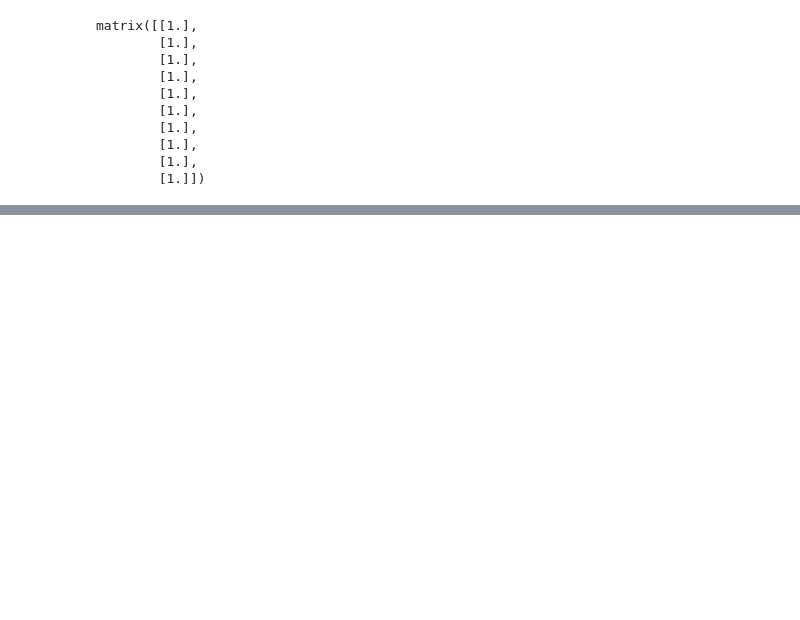
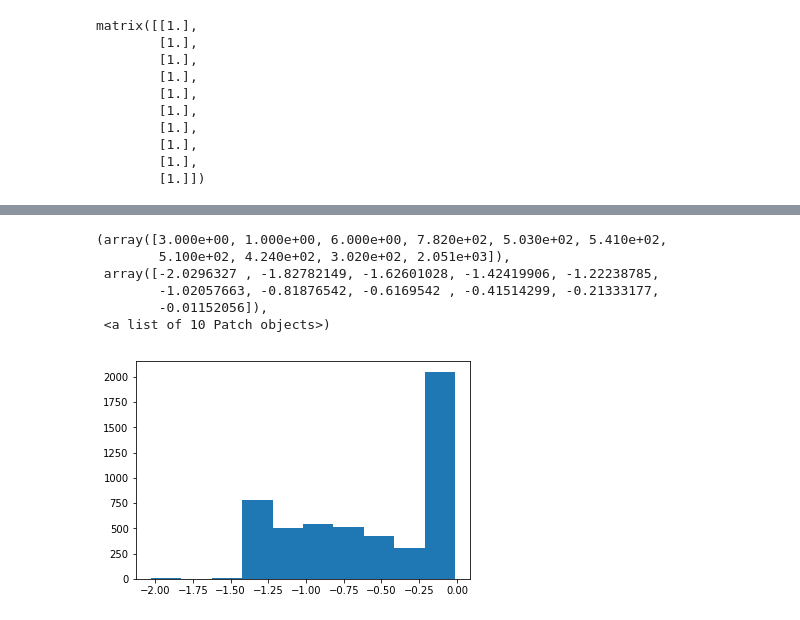
Before and after one commit to danielhanchen/UNSW_MARK_AI, a Jupyter notebook: Toys Dataset.ipynb, the cells around one changed output, grey strips where cells are left out. Saved outputs shown, nothing was run; the diff lists cells and outputs as text; code cells hidden in the pictures; blank space fills up the shorter version.

```diff
--- a/Toys Dataset.ipynb
+++ b/Toys Dataset.ipynb
@@ -298,0 +764,10 @@ Topic #19: ex pokémon weatherproof tcg hall locomotive railroad kiting region s
+# %%
+plt.hist(-np.log1p(np.abs(score[score<=0])))
+# %% [output]
+(array([3.000e+00, 1.000e+00, 6.000e+00, 7.820e+02, 5.030e+02, 5.410e+02,
+        5.100e+02, 4.240e+02, 3.020e+02, 2.051e+03]),
+ array([-2.0296327 , -1.82782149, -1.62601028, -1.42419906, -1.22238785,
+        -1.02057663, -0.81876542, -0.6169542 , -0.41514299, -0.21333177,
+        -0.01152056]),
+ <a list of 10 Patch objects>)
+[figure, added]
```
Also changed, not shown: parts of 69 cells of this notebook.
